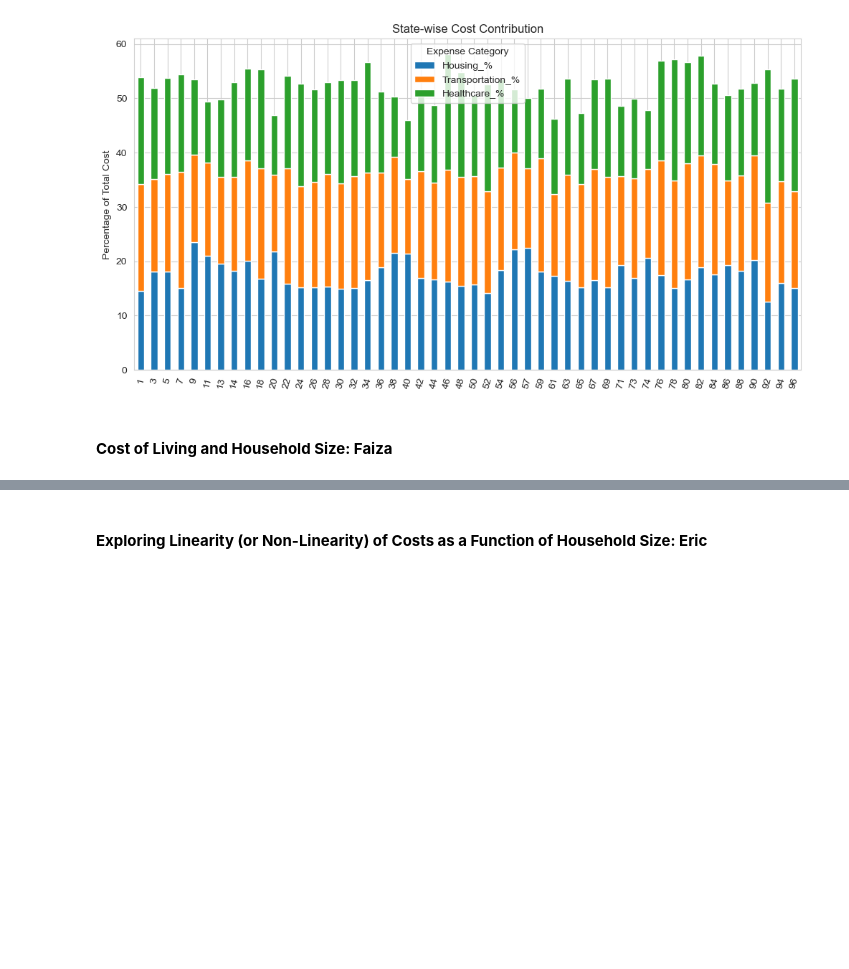
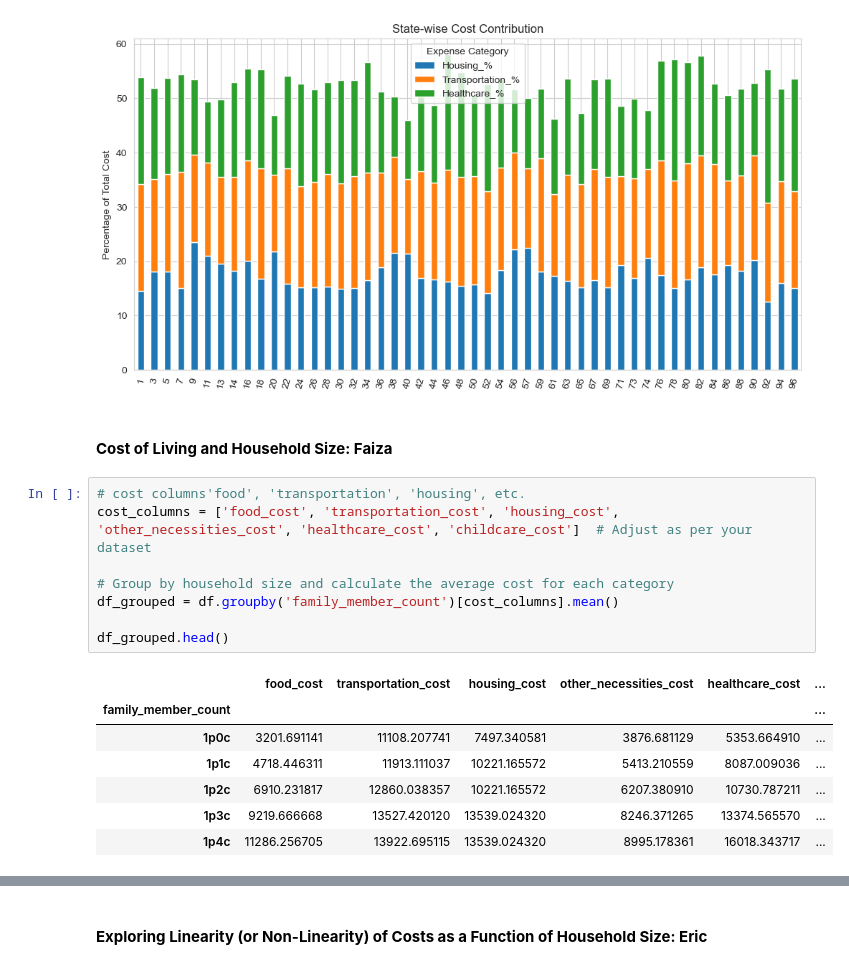
Before and after one commit to miguelmog10/data-science-group17, a Jupyter notebook: notebook/FoundationsDataScience_Winter2025_Group17.ipynb, the cells around one changed output, grey strips where cells are left out. Cells and saved outputs as stored; diff of their text form; blank space fills up the shorter version.

```diff
--- a/notebook/FoundationsDataScience_Winter2025_Group17.ipynb
+++ b/notebook/FoundationsDataScience_Winter2025_Group17.ipynb
@@ -827,3 +829,19 @@ plt.show()
 [figure]
 # %% [markdown]
 #### **Cost of Living and Household Size: Faiza**
+# %%
+# cost columns'food', 'transportation', 'housing', etc.
+cost_columns = ['food_cost', 'transportation_cost', 'housing_cost', 'other_necessities_cost', 'healthcare_cost', 'childcare_cost']  # Adjust as per your dataset
+
+# Group by household size and calculate the average cost for each category
+df_grouped = df.groupby('family_member_count')[cost_columns].mean()
+
+df_grouped.head()
+# %% [output]
+|  | food_cost | transportation_cost | housing_cost | other_necessities_cost | healthcare_cost | ... |
+| family_member_count |  |  |  |  |  | ... |
+| 1p0c | 3201.691141 | 11108.207741 | 7497.340581 | 3876.681129 | 5353.664910 | ... |
+| 1p1c | 4718.446311 | 11913.111037 | 10221.165572 | 5413.210559 | 8087.009036 | ... |
+| 1p2c | 6910.231817 | 12860.038357 | 10221.165572 | 6207.380910 | 10730.787211 | ... |
+| 1p3c | 9219.666668 | 13527.420120 | 13539.024320 | 8246.371265 | 13374.565570 | ... |
+| 1p4c | 11286.256705 | 13922.695115 | 13539.024320 | 8995.178361 | 16018.343717 | ... |
```
Also changed, not shown: parts of 7 cells of this notebook.
